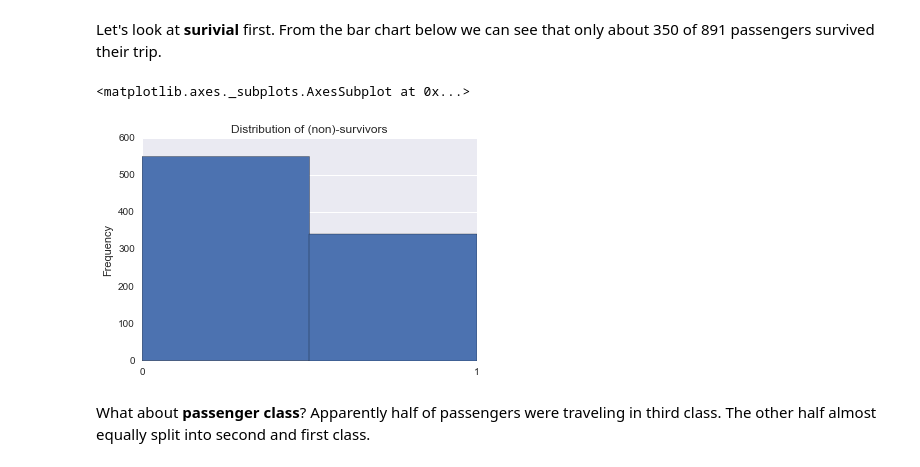
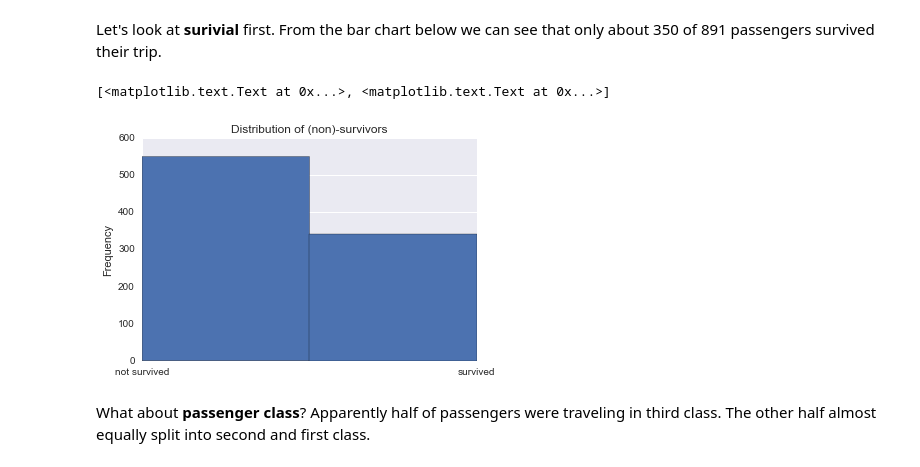
Before and after one commit to slangenbach/udacity-da-nanodegree, a Jupyter notebook: p2/P2_Analysis_and_Report.ipynb, the cells around one changed output. Cells and saved outputs as stored; diff of their text form; code cells hidden in the pictures.

Commit message:
Resubmitted project 2
Updated plots including survived variable to use labels instead of
numbers.

```diff
--- a/p2/P2_Analysis_and_Report.ipynb
+++ b/p2/P2_Analysis_and_Report.ipynb
@@ -131,10 +131,10 @@ Besides looking at plain figures, we also like to investigate our data visually.
 Let's look at **surivial** first. From the bar chart below we can see that only about 350 of 891 passengers survived their trip.
 # %%
 # plot survival data
-titanic["Survived"].plot(kind="hist", title="Distribution of (non)-survivors", bins=2, xticks=(0,1))
+titanic["Survived"].plot(kind="hist", title="Distribution of (non)-survivors", bins=2, xticks=(0,1)).set_xticklabels(["not survived", "survived"])
 # %% [output]
-<matplotlib.axes._subplots.AxesSubplot at 0x...>
+[<matplotlib.text.Text at 0x...>, <matplotlib.text.Text at 0x...>]
-[figure, old version]
+[figure, new version]
 # %% [markdown]
 What about **passenger class**? Apparently half of passengers were traveling in  third class. The other half almost equally split into second and first class.
 # %%
```
Also changed, not shown: parts of 5 cells of this notebook, 1 other file.
